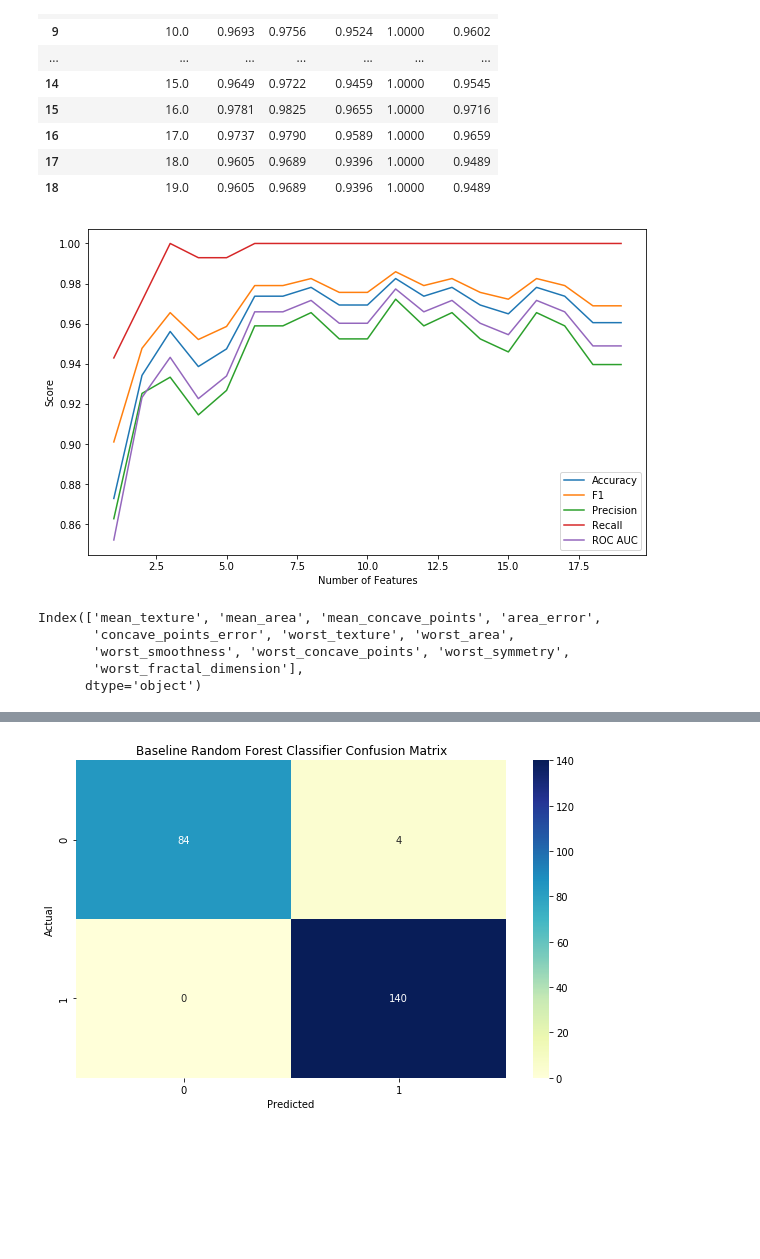
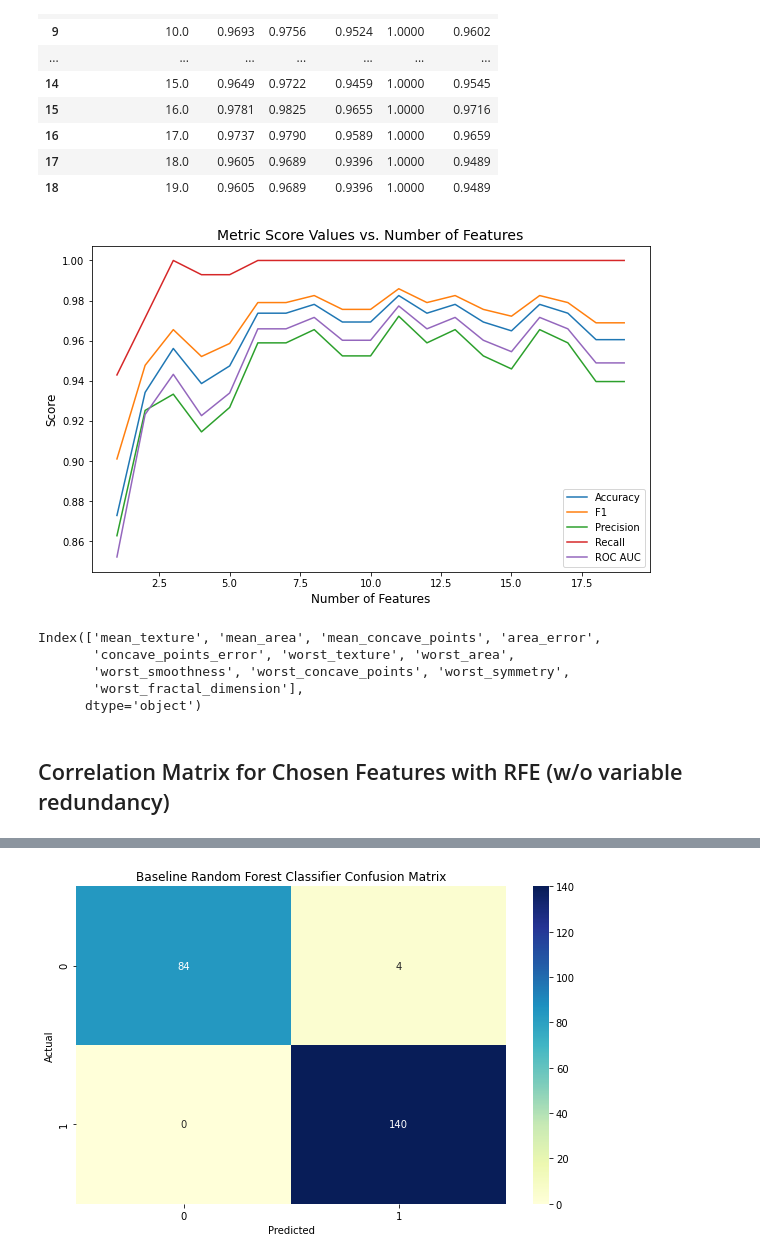
Before and after one commit to uclajsam/Breast_Cancer_Classification, a Jupyter notebook: Breast_Cancer_Classification.ipynb, the cells around one changed output, grey strips where cells are left out. Cells and saved outputs as stored; diff of their text form; code cells hidden in the pictures; blank space fills up the shorter version.

```diff
--- a/Breast_Cancer_Classification.ipynb
+++ b/Breast_Cancer_Classification.ipynb
@@ -267,3 +304,12 @@ results
 | 29 | 30.0 | 0.9518 | 0.9617 | 0.9388 | 0.9857 | 0.9417 |
 # %% [markdown]
 **Observation:** Utilizing Reverse Feature Elimination, the best model from the Random Forest Classifier utilizes 14 out of the 30 features.
+# %%
+plt.figure(figsize = (10, 6))
+for column in results.columns[1:]:
+    plt.plot(results[results.columns[0]], results[column], label = column)
+plt.xlabel('Number of Features', fontsize = 12)
+plt.ylabel('Score', fontsize = 12)
+plt.legend(loc = 'lower right')
+plt.title('Metric Score Values vs. Number of Features', fontsize = 14)
+plt.show()
@@ -372,13 +422,14 @@ reduced_results
 # %%
 plt.figure(figsize = (10, 6))
 for column in reduced_results.columns[1:]:
     plt.plot(reduced_results[reduced_results.columns[0]], reduced_results[column], label = column)
-plt.xlabel('Number of Features')
-plt.ylabel('Score')
+plt.xlabel('Number of Features', fontsize = 12)
+plt.ylabel('Score', fontsize = 12)
 plt.legend(loc = 'lower right')
+plt.title('Metric Score Values vs. Number of Features', fontsize = 14)
 plt.show()
 # %% [output]
-[figure, old version]
+[figure, new version]
 # %%
 rf_rfe_2 = RFE(RandomForestClassifier(random_state = 8, n_jobs = -1),
             n_features_to_select = 11)
@@ -394,6 +445,8 @@ Index(['mean_texture', 'mean_area', 'mean_concave_points', 'area_error',
        'worst_smoothness', 'worst_concave_points', 'worst_symmetry',
        'worst_fractal_dimension'],
       dtype='object')
+# %% [markdown]
+## Correlation Matrix for Chosen Features with RFE (w/o variable redundancy)
 # %%
 reduced_features_df = reduced_df.drop('target', axis = 1)
 simple_df_2 = reduced_features_df[reduced_features_df.columns[rf_rfe_2.get_support()].tolist()]
```
Also changed, not shown: parts of 26 cells of this notebook.
